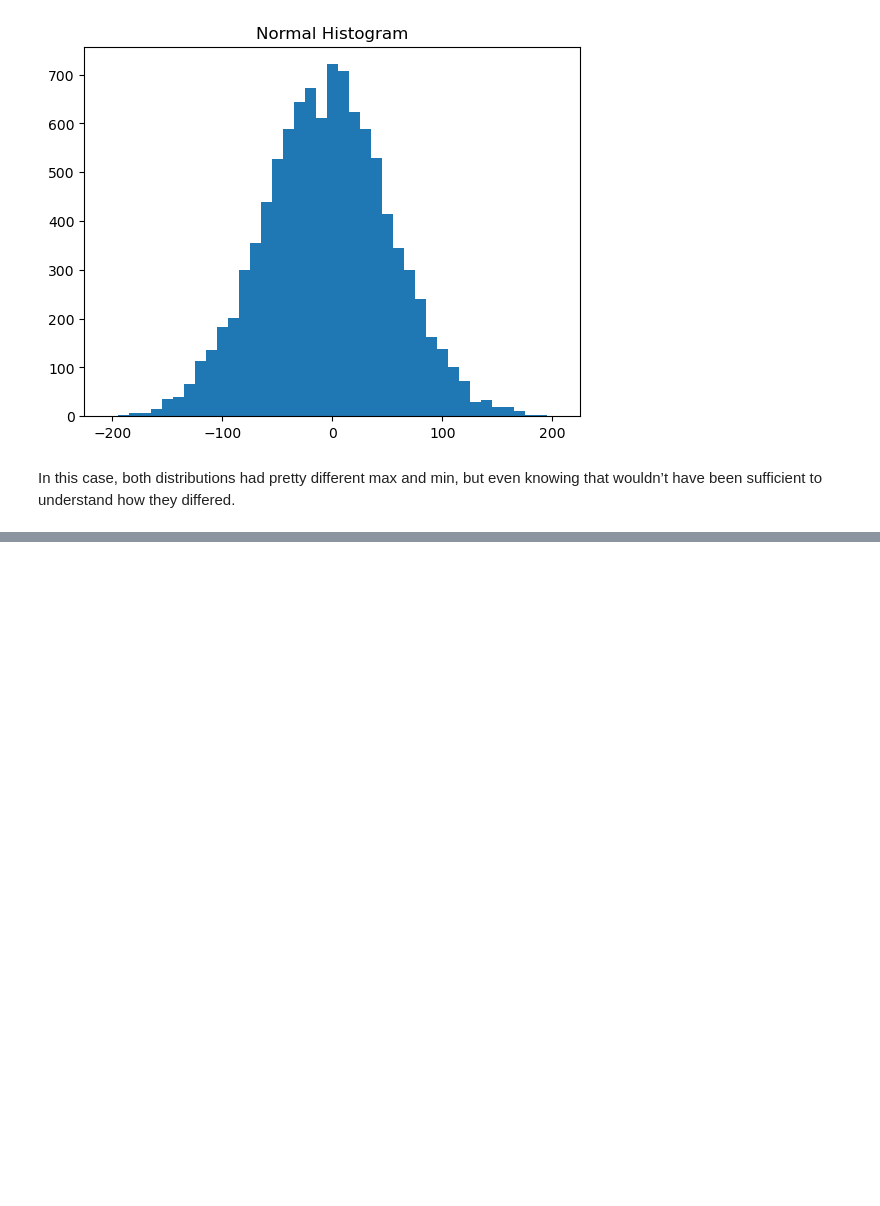
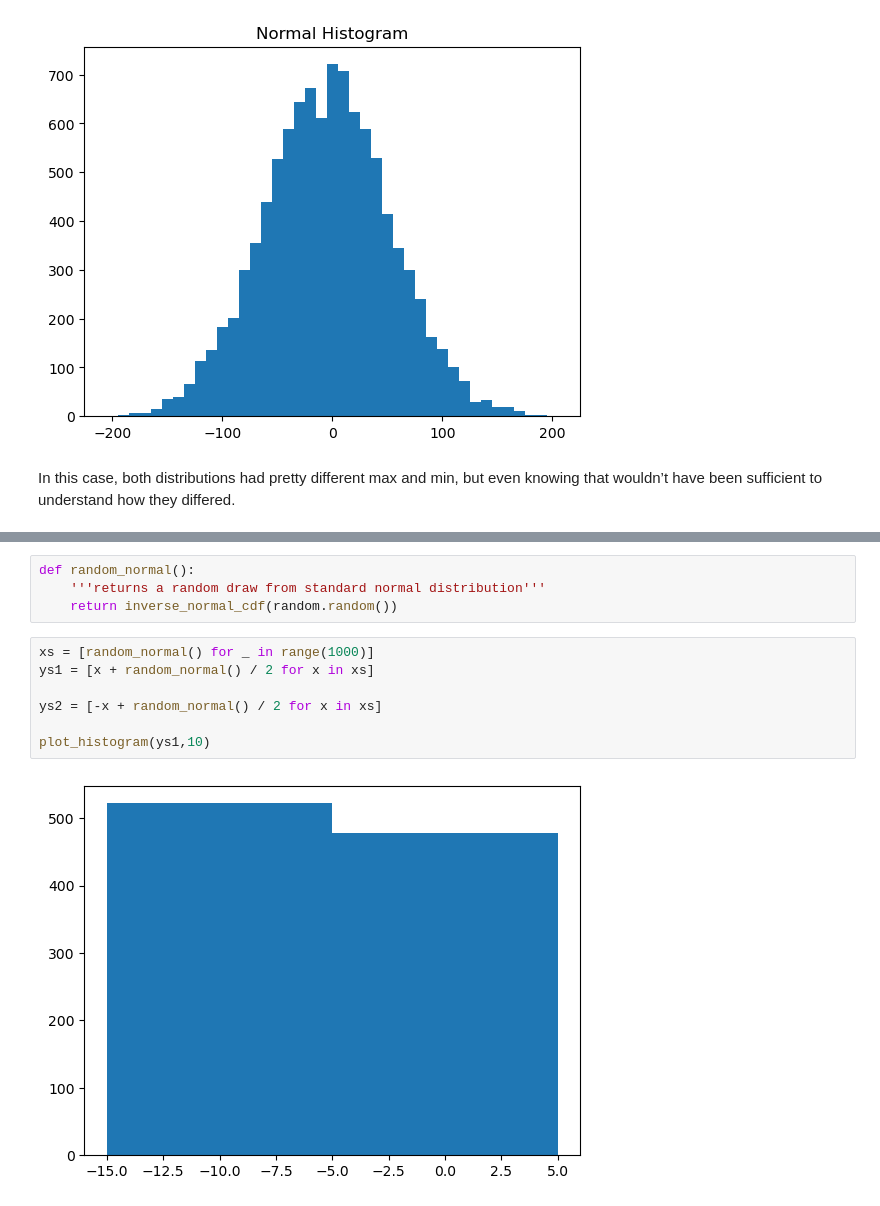
Before and after one commit to Diem0n/100daysofdatascience, a Jupyter notebook: Day_05/EDA.ipynb, the cells around one changed output, grey strips where cells are left out. Drawn from its saved outputs; the diff is of its cells as text; blank space fills up the shorter version.

```diff
--- a/Day_05/EDA.ipynb
+++ b/Day_05/EDA.ipynb
@@ -82,0 +89,13 @@ wouldn’t have been sufficient to understand how they differed.
+# %%
+def random_normal():
+    '''returns a random draw from standard normal distribution'''
+    return inverse_normal_cdf(random.random())
+# %%
+xs = [random_normal() for _ in range(1000)]
+ys1 = [x + random_normal() / 2 for x in xs]
+
+ys2 = [-x + random_normal() / 2 for x in xs]
+
+plot_histogram(ys1,10)
+# %% [output]
+[figure, added]
```
Also changed, not shown: parts of 11 cells of this notebook.
